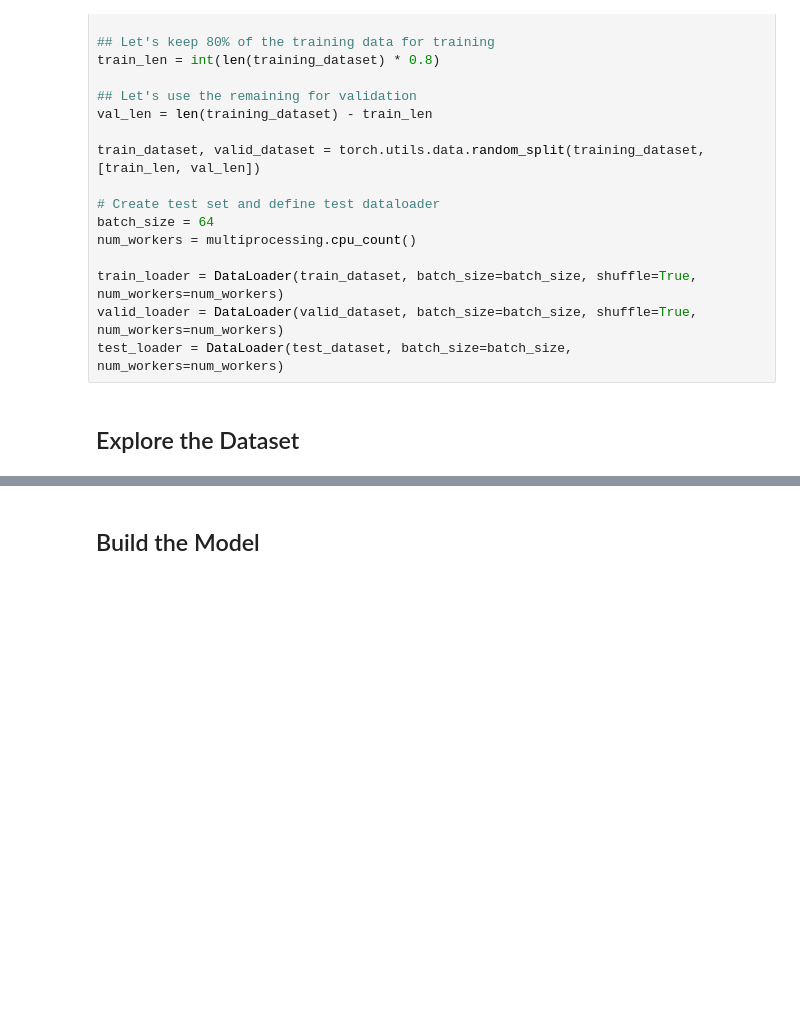
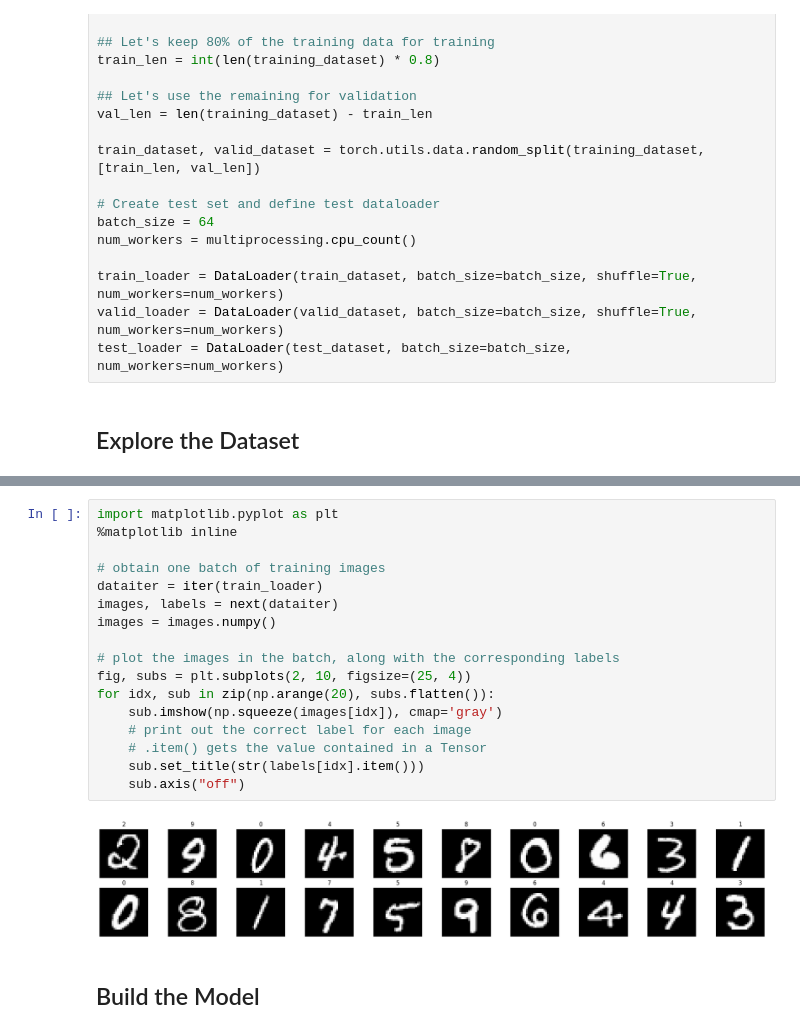
Before and after one commit to arindamchoudhury/ml-projects, a Jupyter notebook: MNIST_Handwritten_Digits.ipynb, the cells around one changed output, grey strips where cells are left out. Drawn from its saved outputs; the diff is of its cells as text; blank space fills up the shorter version.

```diff
--- a/MNIST_Handwritten_Digits.ipynb
+++ b/MNIST_Handwritten_Digits.ipynb
@@ -93,3 +66,22 @@ show5(train_loader)
+# %%
+import matplotlib.pyplot as plt
+%matplotlib inline
+
+# obtain one batch of training images
+dataiter = iter(train_loader)
+images, labels = next(dataiter)
+images = images.numpy()
+
+# plot the images in the batch, along with the corresponding labels
+fig, subs = plt.subplots(2, 10, figsize=(25, 4))
+for idx, sub in zip(np.arange(20), subs.flatten()):
+    sub.imshow(np.squeeze(images[idx]), cmap='gray')
+    # print out the correct label for each image
+    # .item() gets the value contained in a Tensor
+    sub.set_title(str(labels[idx].item()))
+    sub.axis("off")
+# %% [output]
+[figure, added]
 # %% [markdown]
 ## Build the Model
 # %%
```
Also changed, not shown: parts of 8 cells of this notebook.
